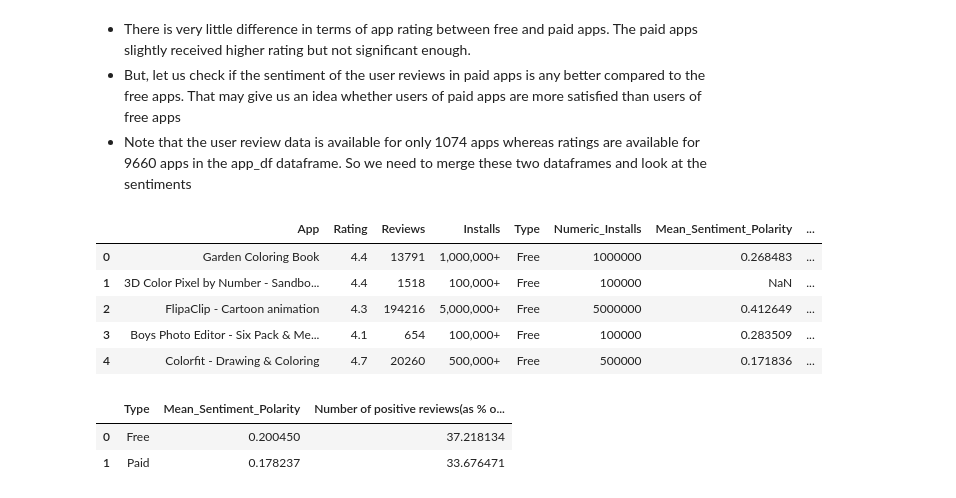
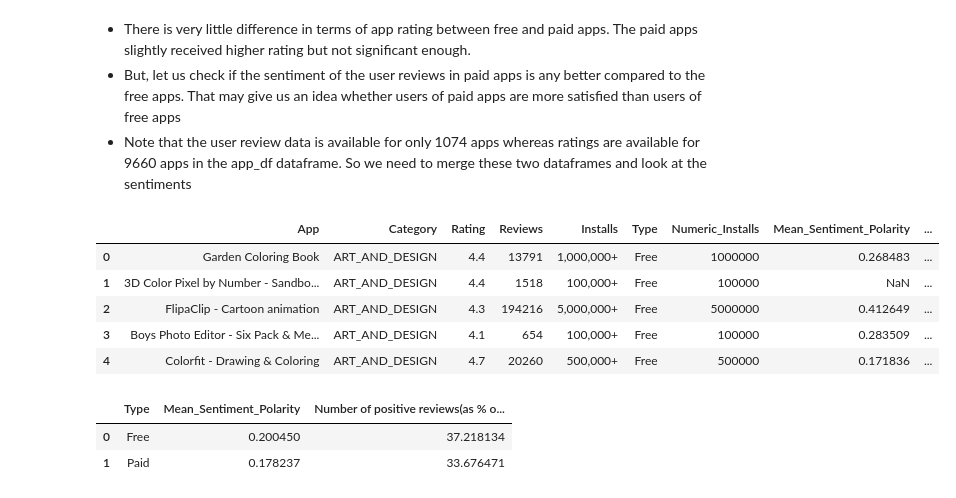
Before and after one commit to Nandeesh-U/EDA_google_play_store_app_data, a Jupyter notebook: Team_Notebook_EDA_CAPSTONE.ipynb, the cells around one changed output. Cells and saved outputs as stored; diff of their text form; code cells hidden in the pictures.

```diff
--- a/Team_Notebook_EDA_CAPSTONE.ipynb
+++ b/Team_Notebook_EDA_CAPSTONE.ipynb
@@ -559,19 +563,19 @@ sent_pol_df.rename(columns={'Sentiment_Polarity':'Mean_Sentiment_Polarity'},inpl
 # %%
 # Merging the app_df and sent_pol_df dataframes
 merged_app_df = pd.merge(left = app_df,
          right = sent_pol_df,
          how = 'inner',
          left_on = 'App',
          right_on = 'App')
-merged_app_df = merged_app_df[['App','Rating','Reviews','Installs','Type','Numeric_Installs','Mean_Sentiment_Polarity','Number of positive reviews(as % of total reviews)']]
+merged_app_df = merged_app_df[['App','Category','Rating','Reviews','Installs','Type','Numeric_Installs','Mean_Sentiment_Polarity','Number of positive reviews(as % of total reviews)']]
 merged_app_df.head()
 # %% [output]
-|  | App | Rating | Reviews | Installs | Type | Numeric_Installs | Mean_Sentiment_Polarity | ... |
-| 0 | Garden Coloring Book | 4.4 | 13791 | 1,000,000+ | Free | 1000000 | 0.268483 | ... |
-| 1 | 3D Color Pixel by Number - Sandbo... | 4.4 | 1518 | 100,000+ | Free | 100000 | NaN | ... |
-| 2 | FlipaClip - Cartoon animation | 4.3 | 194216 | 5,000,000+ | Free | 5000000 | 0.412649 | ... |
-| 3 | Boys Photo Editor - Six Pack & Me... | 4.1 | 654 | 100,000+ | Free | 100000 | 0.283509 | ... |
-| 4 | Colorfit - Drawing & Coloring | 4.7 | 20260 | 500,000+ | Free | 500000 | 0.171836 | ... |
+|  | App | Category | Rating | Reviews | Installs | Type | Numeric_Installs | Mean_Sentiment_Polarity | ... |
+| 0 | Garden Coloring Book | ART_AND_DESIGN | 4.4 | 13791 | 1,000,000+ | Free | 1000000 | 0.268483 | ... |
+| 1 | 3D Color Pixel by Number - Sandbo... | ART_AND_DESIGN | 4.4 | 1518 | 100,000+ | Free | 100000 | NaN | ... |
+| 2 | FlipaClip - Cartoon animation | ART_AND_DESIGN | 4.3 | 194216 | 5,000,000+ | Free | 5000000 | 0.412649 | ... |
+| 3 | Boys Photo Editor - Six Pack & Me... | ART_AND_DESIGN | 4.1 | 654 | 100,000+ | Free | 100000 | 0.283509 | ... |
+| 4 | Colorfit - Drawing & Coloring | ART_AND_DESIGN | 4.7 | 20260 | 500,000+ | Free | 500000 | 0.171836 | ... |
 # %%
 mean_rating_by_type = merged_app_df[merged_app_df['Reviews']>=100].groupby(by = 'Type')[['Mean_Sentiment_Polarity','Number of positive reviews(as % of total reviews)']].mean().reset_index()
 mean_rating_by_type
```
Also changed, not shown: parts of 12 cells of this notebook.
